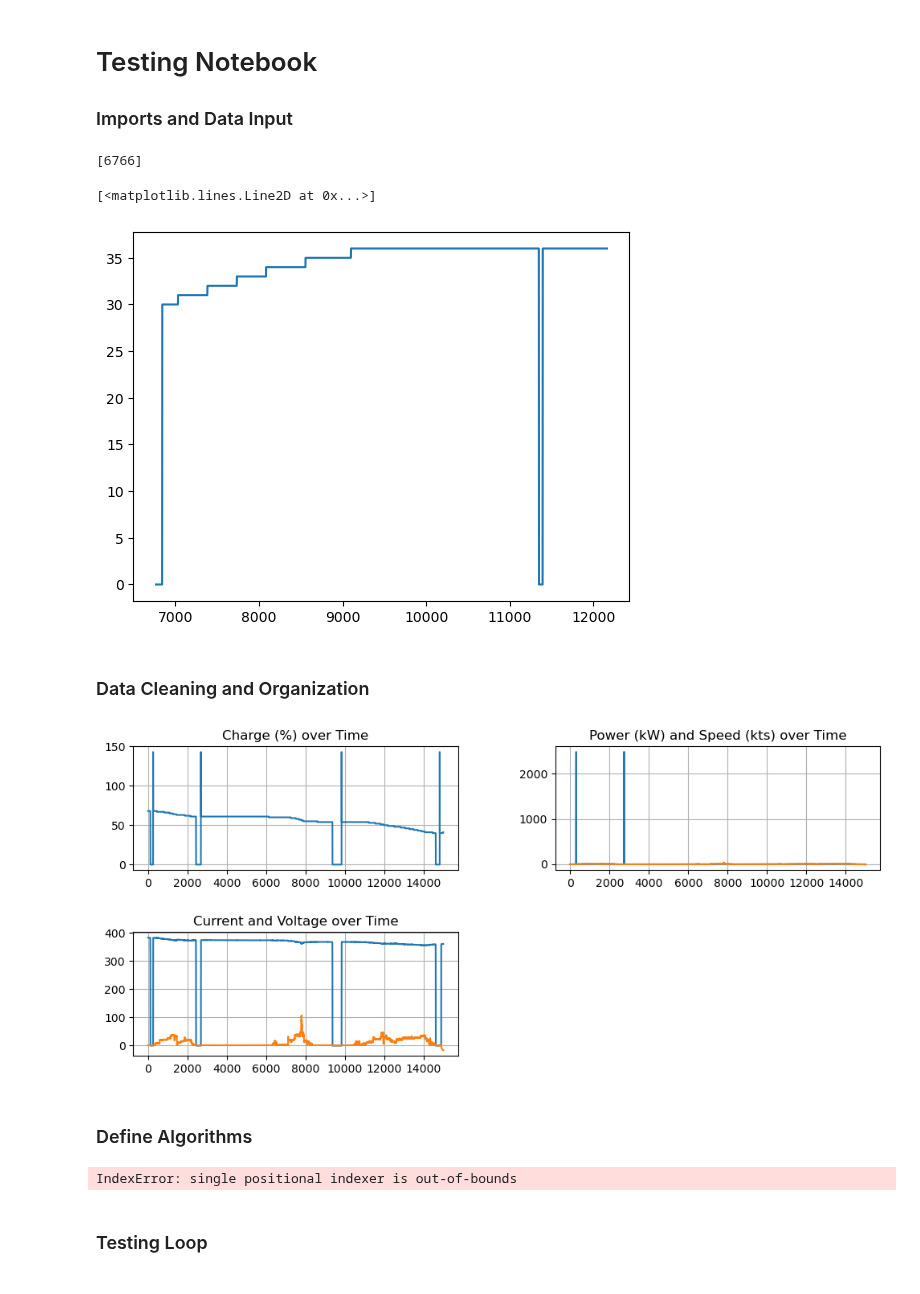
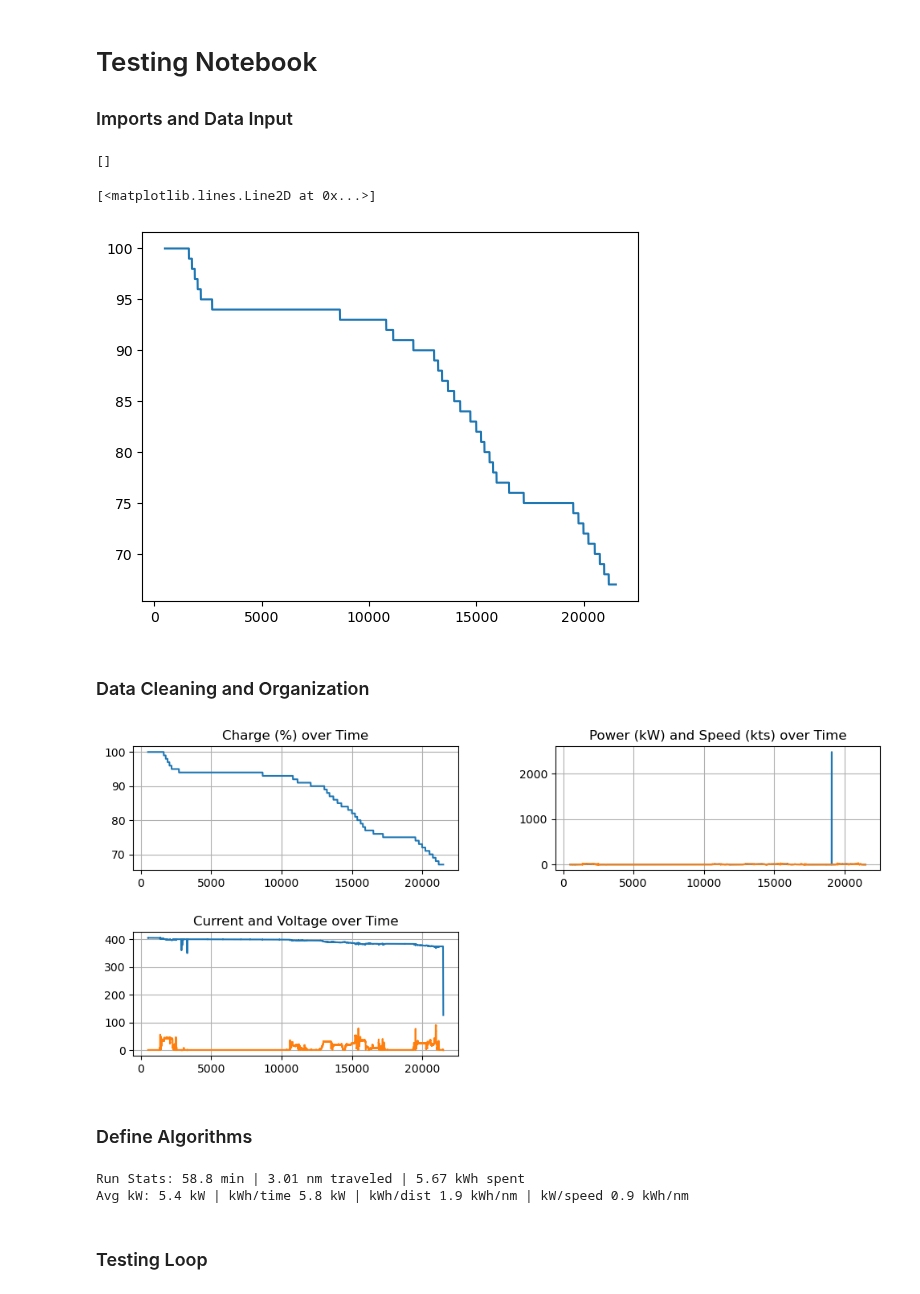
Before and after one commit to eliu420/photon-range-estimator, a Jupyter notebook: test_loop.ipynb, the cells around one changed output. Saved outputs shown, nothing was run; the diff lists cells and outputs as text; code cells hidden in the pictures.

```diff
--- a/test_loop.ipynb
+++ b/test_loop.ipynb
@@ -5,25 +5,25 @@
 # %%
 import matplotlib.pyplot as plt
 import numpy as np
 import pandas as pd
 from scipy import interpolate
 import time
 
 """Import Data"""
-file = "data/L230204.CSV"
+file = "data/L230218.CSV"
 df = pd.read_csv(file)
 
 header_ind = df[df['Lat']=='Lat'].index.tolist()
 print(header_ind)
 
-df = df[6767:]
+df = df[500:21500]
 for col in df.columns[2:]:
     df[col] = pd.to_numeric(df[col])
 plt.plot(df.index,df['SOC 1 %'])
 # %% [output]
-[6766]
+[]
 [<matplotlib.lines.Line2D at 0x...>]
-[figure, old version]
+[figure, new version]
 # %% [markdown]
 ### Data Cleaning and Organization
 # %%
@@ -84,7 +84,7 @@ plt.title('Current and Voltage over Time')
 plt.subplots_adjust(hspace = 0.5)
 plt.subplots_adjust(wspace = 0.3)
 # %% [output]
-[figure, old version]
+[figure, new version]
 # %% [markdown]
 ### Define Algorithms
 # %%
@@ -117,7 +117,8 @@ avg_consumption_rate = batt_consumed/dist_traveled
 print('Run Stats:', round(time_spent.seconds/60, 1), 'min |', round(dist_traveled, 2), 'nm traveled |', batt_consumed, 'kWh spent')
 print('Avg kW:', round(df['Power 1 kW'].mean(), 1), 'kW | kWh/time', round(batt_consumed/(time_spent.seconds/3600),1), 'kW | kWh/dist', round(batt_consumed/dist_traveled,1), 'kWh/nm | kW/speed', round(df['Power 1 kW'].mean()*1852/(df['Speed m/s'].mean()*3600),1),'kWh/nm')
 # %% [output]
-IndexError: single positional indexer is out-of-bounds
+Run Stats: 58.8 min | 3.01 nm traveled | 5.67 kWh spent
+Avg kW: 5.4 kW | kWh/time 5.8 kW | kWh/dist 1.9 kWh/nm | kW/speed 0.9 kWh/nm
 # %%
 def rolling_avg(data, batt_cap, N):
     """This function is based on a rolling average consumption rate of N data points.
```
Also changed, not shown: parts of 1 cell of this notebook.
